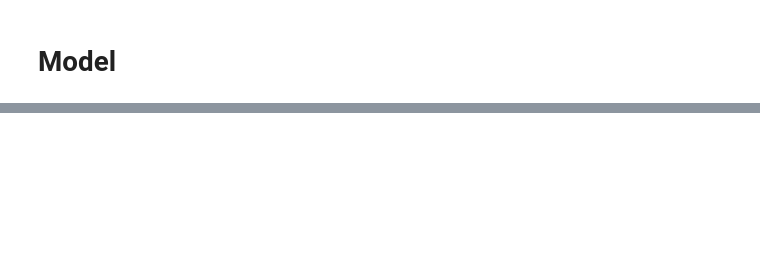
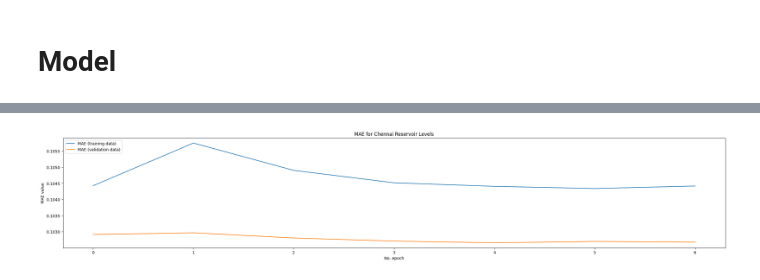
Before and after one commit to arturossouza/unisinos-stress-detection, a Jupyter notebook: stress_detection.ipynb, the cells around one changed output, grey strips where cells are left out. Drawn from its saved outputs; the diff is of its cells as text; code cells hidden in the pictures; blank space fills up the shorter version.

Commit message:
Creating Model

```diff
--- a/stress_detection.ipynb
+++ b/stress_detection.ipynb
@@ -351,0 +459,9 @@ len(model_features[0][0])
+# %%
+lstm_model.add(LSTM(128, input_shape=(win_size, 5), return_sequences=True))
+lstm_model.add(LeakyReLU(alpha=0.5))
+lstm_model.add(LSTM(128, return_sequences=True))
+lstm_model.add(LeakyReLU(alpha=0.5))
+lstm_model.add(Dropout(0.3))
+lstm_model.add(LSTM(64, return_sequences=False))
+lstm_model.add(Dropout(0.3))
+lstm_model.add(Dense(14))
@@ -351,0 +488,21 @@ len(model_features[0][0])
+# %%
+early_stopping = EarlyStopping(
+    monitor='val_loss',
+    patience=2,
+    mode='min'
+)
+# %%
+lstm_model.compile(
+    loss=tf.losses.MeanSquaredError(),
+    optimizer=tf.optimizers.Adam(),
+    metrics=[tf.metrics.MeanAbsoluteError()]
+)
+# %%
+history = lstm_model.fit(
+    x=features_tensor,
+    y=targets_tensor,
+    validation_split=0.2,
+    epochs=50,
+    shuffle=False,
+    callbacks=[early_stopping]
+)
@@ -351,0 +550,12 @@ len(model_features[0][0])
+# %%
+plt.rcdefaults()
+plt.figure(figsize=(30,5))
+plt.plot(history.history['loss'], label='MAE (training data)')
+plt.plot(history.history['val_loss'], label='MAE (validation data)')
+plt.title('MAE for Chennai Reservoir Levels')
+plt.ylabel('MAE value')
+plt.xlabel('No. epoch')
+plt.legend(loc="upper left")
+plt.show()
+# %% [output]
+[figure, added]
```
Also changed, not shown: parts of 27 cells of this notebook, 4 other files.
